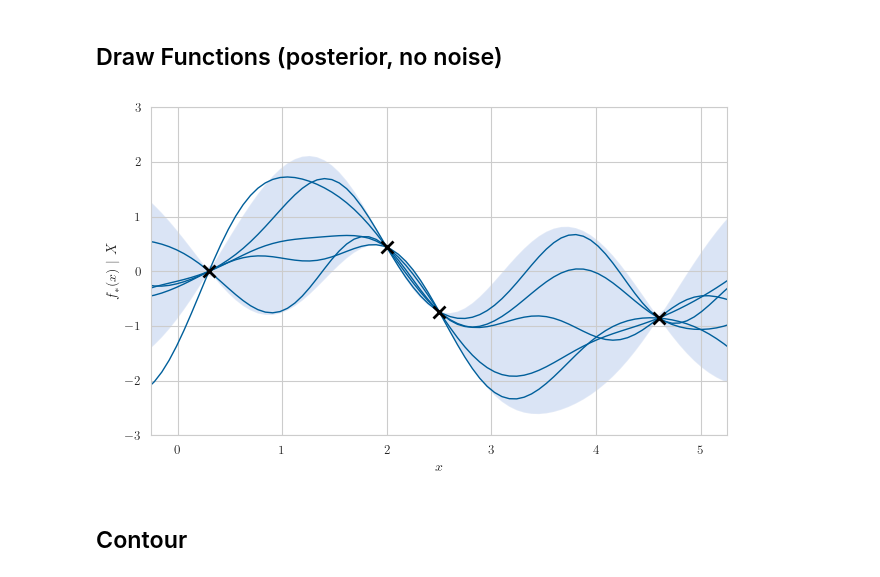
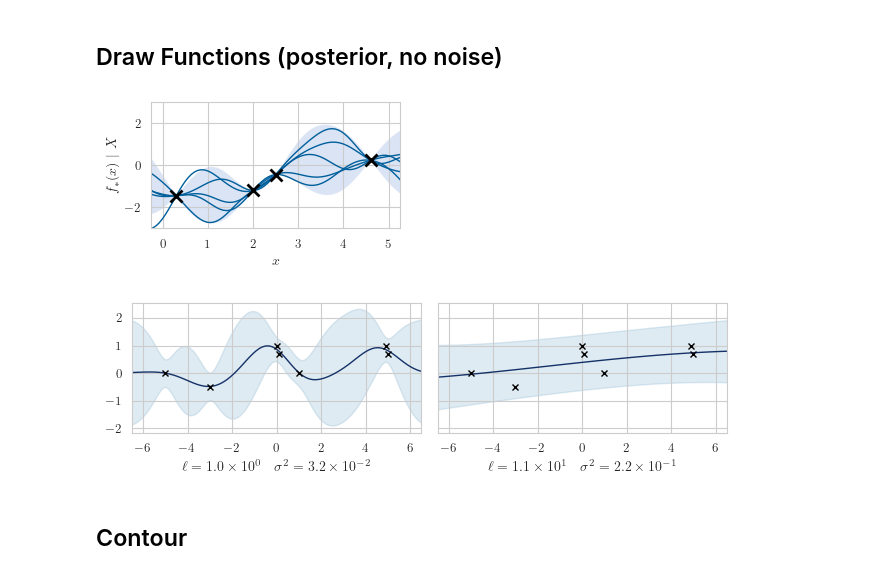
Before and after one commit to ItsNiklas/sparse-gaussian-processes, a Jupyter notebook: plots.ipynb, the cells around one changed output. Saved outputs shown, nothing was run; the diff lists cells and outputs as text; code cells hidden in the pictures.

Commit message:
More plots II

```diff
--- a/plots.ipynb
+++ b/plots.ipynb
@@ -127,19 +174,19 @@ fig.savefig('example_2.pdf', format='pdf')
 from sklearn.gaussian_process import GaussianProcessRegressor
 from sklearn.gaussian_process.kernels import *
 
-kernel_ = 1.0 * Matern(length_scale=1.0, nu=3/2)
+kernel_ = RBF(length_scale=0.7)
 gpr_model = GaussianProcessRegressor(kernel=kernel_)
-n_samples = 10
+n_samples = 5
 
 x = np.linspace(-1, 6, 100)
 X = x.reshape(-1, 1)
 
-y_samples = gpr_model.sample_y(X, n_samples, random_state=5)
+y_samples = gpr_model.sample_y(X, n_samples, random_state=2)
 
-fig, ax = plt.subplots(1, 1, figsize=set_size(fraction=1, subplots=(1, 1)))
+fig, ax = plt.subplots(1, 1, figsize=set_size(fraction=.5, subplots=(1, 1)))
 
 for idx, single_prior in enumerate(y_samples.T):
-    ax.plot(x, single_prior, alpha=1, lw = 1, c = unimap(0.8))
+    ax.plot(x, single_prior, alpha=1, lw=1, c=unimap(0.8))
 
 ax.set_xlabel("$x$")
 ax.set_ylabel("$f_*(x)$")
@@ -147,5 +194,5 @@ ax.set_xlim([-0.25, 5.25])
 ax.set_ylim([-3, 3])
 plt.tight_layout()
 plt.show()
-fig.savefig('example_3.pdf', format='pdf')
+fig.savefig('drawprior.pdf', format='pdf', bbox_inches='tight')
 # %% [output]
@@ -155,39 +202,76 @@ fig.savefig('example_3.pdf', format='pdf')
 # %%
 from sklearn.gaussian_process import GaussianProcessRegressor
 from sklearn.gaussian_process.kernels import *
 
 kernel_ = RBF(length_scale=0.7)
-gpr_model = GaussianProcessRegressor(kernel=kernel_, optimizer=None, alpha = 0)
+gpr_model = GaussianProcessRegressor(kernel=kernel_, optimizer=None, alpha=0)
 n = 4
 x_points = np.array([0.3, 2, 2.5, 4.6]).reshape(-1, 1)
-y_points = np.random.rand(n) * 3 - 3/2
+y_points = np.random.rand(n) * 3 - 3 / 2
 gpr_model.fit(x_points, y_points)
 
 n_samples = 5
 
 x = np.linspace(-1, 6, 100)
 X = x.reshape(-1, 1)
 
 y_samples = gpr_model.sample_y(X, n_samples, random_state=5)
 
-fig, ax = plt.subplots(1, 1, figsize=set_size(fraction=1, subplots=(1, 1)))
-plt.plot(x_points, y_points, marker="x", lw = 0, mew = 2, ms = 8, alpha = 1, zorder = 5, c = 'k')
+fig, ax = plt.subplots(1, 1, figsize=set_size(fraction=.5, subplots=(1, 1)))
+plt.plot(x_points, y_points, marker="x", lw=0, mew=2, ms=8, alpha=1, zorder=5, c='k')
 
 for idx, single_prior in enumerate(y_samples.T):
-    ax.plot(x, single_prior, alpha=1, lw = 1, c = matplotlib.cm.get_cmap("unimap")(0.8))
+    ax.plot(x, single_prior, alpha=1, lw=1, c=matplotlib.cm.get_cmap("unimap")(0.8))
 
-pred_mean, pred_var = gpr_model.predict(X, return_std = True)
-ax.fill_between(x, pred_mean - 1.96 * pred_var, pred_mean + 1.96 * pred_var, alpha=0.2, zorder = -1)
+pred_mean, pred_var = gpr_model.predict(X, return_std=True)
+ax.fill_between(x, pred_mean - 1.96 * pred_var, pred_mean + 1.96 * pred_var, alpha=0.2, zorder=-1)
 
 ax.set_xlabel("$x$")
 ax.set_ylabel("$f_*(x)\ |\ X$")
 ax.set_xlim([-0.25, 5.25])
 ax.set_ylim([-3, 3])
 plt.tight_layout()
 plt.show()
-fig.savefig('example_5.pdf', format='pdf')
+fig.savefig('drawposterior.pdf', format='pdf', bbox_inches='tight')
 # %% [output]
-[figure, old version]
+[figure, new version]
+# %%
+from sklearn.gaussian_process import GaussianProcessRegressor
+from sklearn.gaussian_process.kernels import *
+from num2tex import num2tex
+
+fig, axs = plt.subplots(1, 2, figsize=set_size(fraction=1, subplots=(1, 2)), sharey="all")
+
+X_train = np.array([-5, -3, 0, .1, 1, 4.9, 5]).reshape(-1, 1)
+x = np.linspace(-7, 7, 100)
+y_train = np.array([0, -.5, 1, .7, 0, 1, .7])
+
+opts = list()
+
+for i, ax in enumerate(axs.flat):
+    if i == 0:
+        kernel = RBF(1) + WhiteKernel(1)
+    else:
+        kernel = RBF(10) + WhiteKernel(1e-1)
+
+    gpr = GaussianProcessRegressor(kernel=kernel, n_restarts_optimizer=0, alpha=0)
+    gpr.fit(X_train, y_train)
+    pred_mean, pred_var = gpr.predict(x.reshape(-1, 1), return_std=True)
+    ax.plot(x, pred_mean, alpha=1, lw=1, c=matplotlib.cm.get_cmap("unimap")(1.0))
+    ax.fill_between(x, pred_mean - 1.96 * pred_var, pred_mean + 1.96 * pred_var, alpha=0.2, zorder=-1,
+                    color=matplotlib.cm.get_cmap("unimap")(.5))
+    ax.plot(X_train, y_train, marker="x", lw=0, mew=1, ms=4, alpha=1, zorder=5, c='k')
+    ax.set_xlabel("$\ell = {:.1e}\quad".format(num2tex(np.exp(gpr.kernel_.theta[0]))) +
+                  "\sigma^2 = {:.1e}$".format(num2tex(np.exp(gpr.kernel_.theta[1]))))
+    ax.set_xlim([-6.5, 6.5])
+
+    opts.append(np.exp(gpr.kernel_.theta))
+
+plt.tight_layout()
+plt.show()
+fig.savefig('optima.pdf', format='pdf', bbox_inches='tight', dpi=300)
+# %% [output]
+[figure, added]
 # %% [markdown]
 ## Contour
 # %%
```
Also changed, not shown: parts of 9 cells of this notebook, 1 other file.
